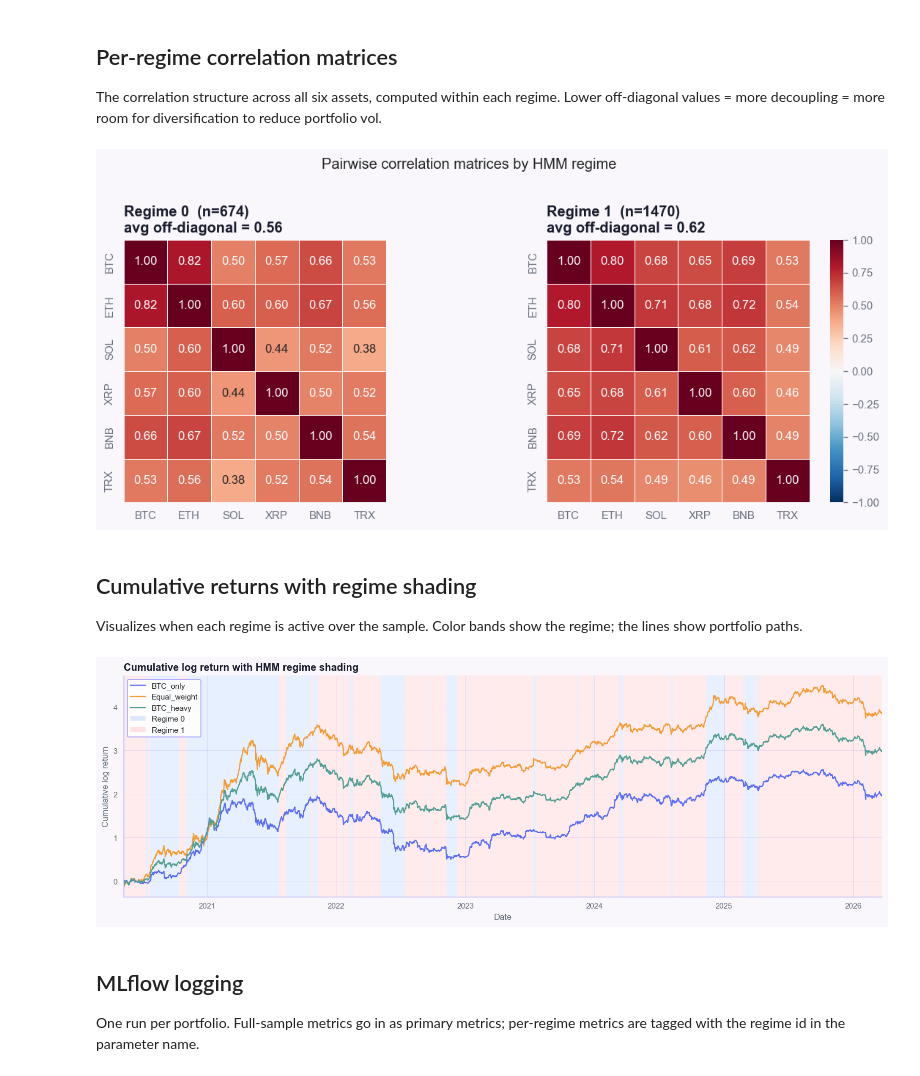
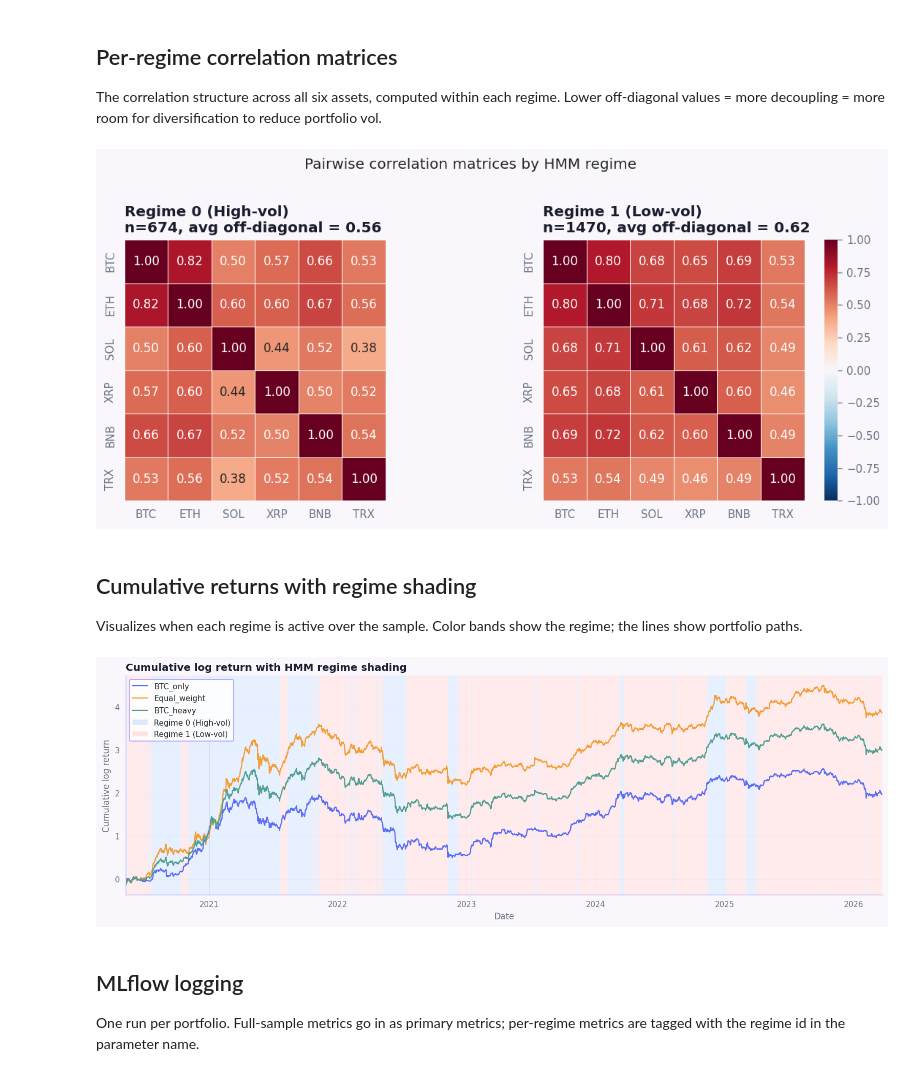
Before and after one commit to theodorahaimoff/hslu_fs26_dspro2, a Jupyter notebook: notebooks/08_diversification.ipynb, the cells around one changed output. Saved outputs shown, nothing was run; the diff lists cells and outputs as text; code cells hidden in the pictures.

```diff
--- a/notebooks/08_diversification.ipynb
+++ b/notebooks/08_diversification.ipynb
@@ -84,3 +88,14 @@ hmm_regime
 0     674
 1    1470
 Name: count, dtype: int64
+# %%
+# Identify regimes by their mean volatility for labeling
+regime_vols = {
+    r: data.loc[data["hmm_regime"] == r, "BTC"].std() * np.sqrt(252)
+    for r in sorted(data["hmm_regime"].unique())
+}
+REGIME_LABELS = {
+    r: "High-vol" if v == max(regime_vols.values()) else "Low-vol"
+    for r, v in regime_vols.items()
+}
+print("Regime interpretation:", REGIME_LABELS)
@@ -223,6 +241,7 @@ for regime, sub in portfolio_log.groupby("regime"):
         regime_summaries.append(row)
 
 regime_summary_df = pd.DataFrame(regime_summaries).set_index(["regime", "portfolio"])
+regime_summary_df = regime_summary_df.rename(index=REGIME_LABELS, level="regime")
 print("Per-regime portfolio metrics:")
 regime_summary_df.round(4)
 # %% [output]
@@ -265,22 +288,25 @@ The correlation structure across all six assets, computed within each regime. Lo
 # %%
 regimes = sorted(data["hmm_regime"].unique())
 fig, axes = plt.subplots(1, len(regimes), figsize=(5 * len(regimes), 4.2))
 if len(regimes) == 1:
     axes = [axes]
 
 for ax, regime in zip(axes, regimes):
     sub = data.loc[data["hmm_regime"] == regime, ASSETS]
     corr = sub.corr()
     sns.heatmap(corr, annot=True, fmt=".2f", cmap="RdBu_r", center=0, vmin=-1, vmax=1,
                 ax=ax, cbar=(ax is axes[-1]), square=True, linewidths=0.5)
     avg_off = (corr.values.sum() - corr.values.trace()) / (corr.size - len(corr))
-    ax.set_title(f"Regime {regime}  (n={len(sub)})\navg off-diagonal = {avg_off:.2f}")
+    ax.set_title(
+        f"Regime {regime} ({REGIME_LABELS[regime]})\n"
+        f"n={len(sub)}, avg off-diagonal = {avg_off:.2f}"
+    )
 
 plt.suptitle("Pairwise correlation matrices by HMM regime", y=1.02)
 plt.tight_layout()
 plt.show()
 # %% [output]
-[figure, old version]
+[figure, new version]
 # %% [markdown]
 ## Cumulative returns with regime shading
 
@@ -306,7 +332,7 @@ for name in PORTFOLIOS:
 # Custom legend with regime swatches
 from matplotlib.patches import Patch
 handles, labels = ax.get_legend_handles_labels()
-handles += [Patch(facecolor=regime_colors[r], alpha=0.35, label=f"Regime {r}") for r in regimes]
+handles += [Patch(facecolor=regime_colors[r], alpha=0.35, label=f"Regime {r} ({REGIME_LABELS[r]})") for r in regimes]
 ax.legend(handles=handles, loc="upper left")
 ax.set_title("Cumulative log return with HMM regime shading")
 ax.set_ylabel("Cumulative log return")
@@ -314,7 +340,7 @@ ax.grid(True, alpha=0.3)
 plt.tight_layout()
 plt.show()
 # %% [output]
-[figure, old version]
+[figure, new version]
 # %% [markdown]
 ## MLflow logging
 
```
Also changed, not shown: parts of 11 cells of this notebook, 11 other files.
